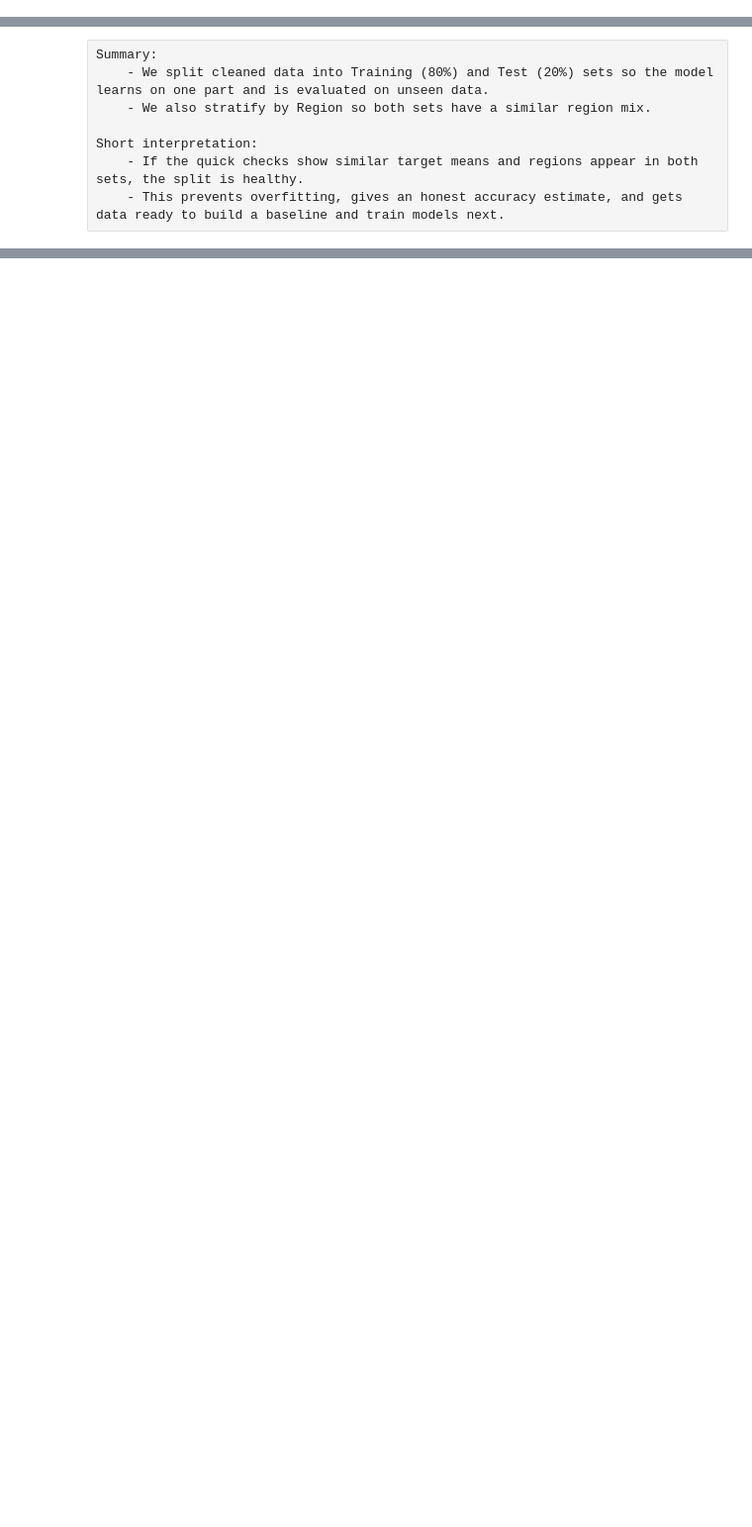
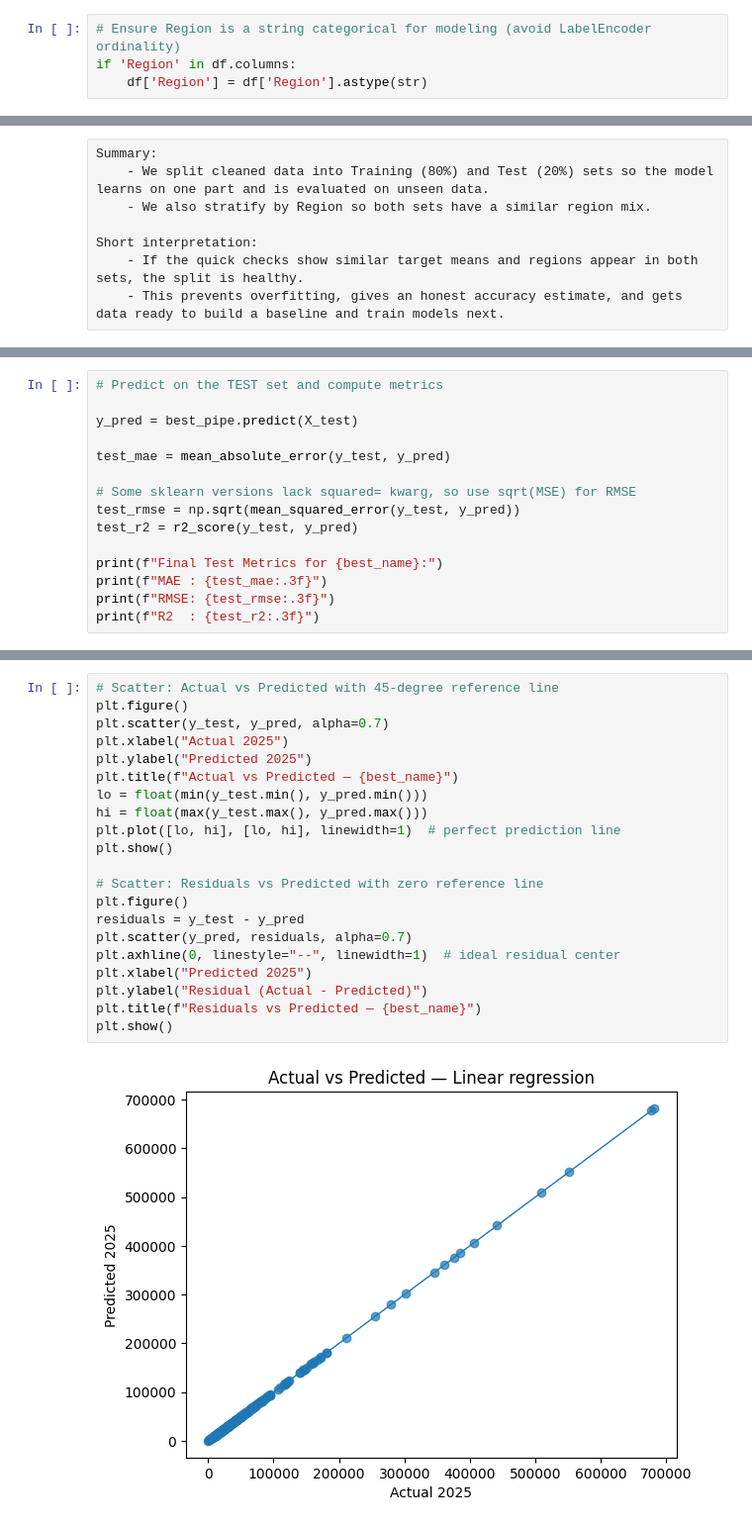
Before and after one commit to Mariopogi/Machine-Learning-Program-Exercises-Group-5-BSIT-2A, a Jupyter notebook: Regression.ipynb, the cells around one changed output, grey strips where cells are left out. Shown: that part at 99% size. Saved outputs shown, nothing was run; the diff lists cells and outputs as text; blank space fills up the shorter version.

```diff
--- a/Regression.ipynb
+++ b/Regression.ipynb
@@ -547,6 +516,10 @@ Implication for our study
     • Evaluate with MAE, RMSE, MAPE; consider residual plots to confirm no major patterns remain.
 # %% [markdown]
 #### **7. Data Splitting (Training and Testing Set)**
+# %%
+# Ensure Region is a string categorical for modeling (avoid LabelEncoder ordinality)
+if 'Region' in df.columns:
+    df['Region'] = df['Region'].astype(str)
 # %%
 # Import the splitter
 from sklearn.model_selection import train_test_split
@@ -588,0 +717,15 @@ Short interpretation:
+# %%
+# Predict on the TEST set and compute metrics
+
+y_pred = best_pipe.predict(X_test)
+
+test_mae = mean_absolute_error(y_test, y_pred)
+
+# Some sklearn versions lack squared= kwarg, so use sqrt(MSE) for RMSE
+test_rmse = np.sqrt(mean_squared_error(y_test, y_pred))
+test_r2 = r2_score(y_test, y_pred)
+
+print(f"Final Test Metrics for {best_name}:")
+print(f"MAE : {test_mae:.3f}")
+print(f"RMSE: {test_rmse:.3f}")
+print(f"R2  : {test_r2:.3f}")
@@ -588,0 +834,23 @@ Short interpretation:
+# %%
+# Scatter: Actual vs Predicted with 45-degree reference line
+plt.figure()
+plt.scatter(y_test, y_pred, alpha=0.7)
+plt.xlabel("Actual 2025")
+plt.ylabel("Predicted 2025")
+plt.title(f"Actual vs Predicted — {best_name}")
+lo = float(min(y_test.min(), y_pred.min()))
+hi = float(max(y_test.max(), y_pred.max()))
+plt.plot([lo, hi], [lo, hi], linewidth=1)  # perfect prediction line
+plt.show()
+
+# Scatter: Residuals vs Predicted with zero reference line
+plt.figure()
+residuals = y_test - y_pred
+plt.scatter(y_pred, residuals, alpha=0.7)
+plt.axhline(0, linestyle="--", linewidth=1)  # ideal residual center
+plt.xlabel("Predicted 2025")
+plt.ylabel("Residual (Actual - Predicted)")
+plt.title(f"Residuals vs Predicted — {best_name}")
+plt.show()
+# %% [output]
+[figure, added]
```
Also changed, not shown: parts of 24 cells of this notebook.
